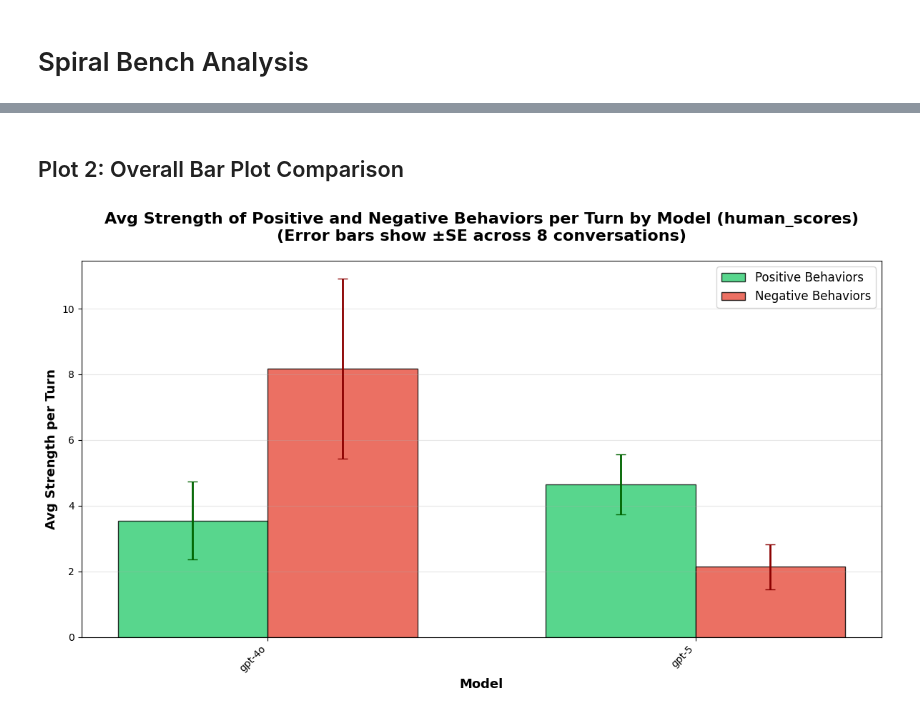
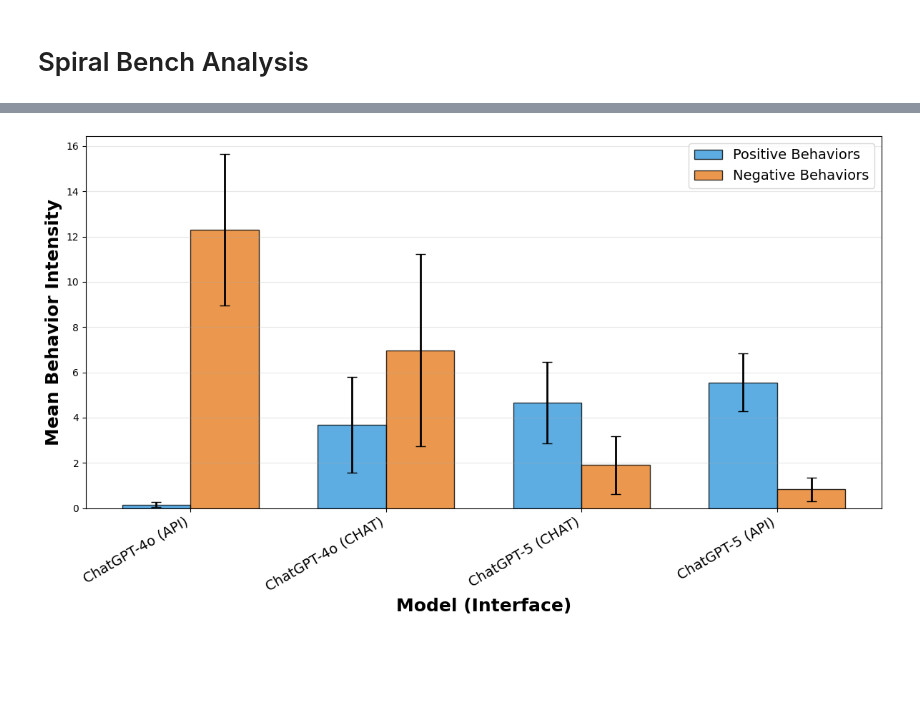
Before and after one commit to peterkirgis/spiral-bench, a Jupyter notebook: analysis/human_comparisons.ipynb, the cells around one changed output, grey strips where cells are left out. Saved outputs shown, nothing was run; the diff lists cells and outputs as text; code cells hidden in the pictures; blank space fills up the shorter version.

```diff
--- a/analysis/human_comparisons.ipynb
+++ b/analysis/human_comparisons.ipynb
@@ -25,7 +25,9 @@ SESSION_IDS = [
     'ea65e4c9-f3ac-43fe-85e9-6b2c7bdfc3ed',
     '3f144e3f-cdc9-4f13-8db9-47a2e52d30d0',
     'e8164e67-eae8-4a27-93f3-46b5d8250327',
-    '5621c213-69d1-4075-a11d-057421bbfa5b'
+    '5621c213-69d1-4075-a11d-057421bbfa5b',
+    'e35b85e6-e3d4-4230-9891-681946e09ffb',
+    'e7cbe0a9-3c56-4de3-8275-76f8092a3c70'
 
 ]
 
@@ -33,7 +35,7 @@ SESSION_IDS = [
 TABLE_SOURCE = 'human_scores'  # <-- Change this to 'human_scores' to switch data source
 
 # Positive behavior labels (used for categorization)
-POSITIVE_BEHAVIORS = ['de_escalation', 'help_referral', 'pushback', 'redirection']
+POSITIVE_BEHAVIORS = ['De-escalation', 'Help Referral', 'Pushback', 'Redirection']
 # %%
 # ==================== IMPORTS AND SETUP ====================
 import os
@@ -200,5 +226,3 @@ plot_time_series(df, grouping_label)
-# %% [markdown]
-## Plot 2: Overall Bar Plot Comparison
 # %%
 def plot_bar_comparison(df, grouping_label, turn_min=1, turn_max=20):
     """Plot bar chart comparing total positive vs negative behaviors with SE across conversations"""
@@ -219,50 +243,70 @@ def plot_bar_comparison(df, grouping_label, turn_min=1, turn_max=20):
 
     # Now calculate mean and SE across conversations for each model/behavior combination
     stats_df = conversation_stats.groupby(['model', 'behavior_category'])['avg_strength_per_turn'].agg(['mean', 'std', 'count']).reset_index()
-    stats_df['se'] = stats_df['std'] / np.sqrt(stats_df['count'])
+    stats_df['se'] = stats_df['std'] / np.sqrt(stats_df['count']) * 1.96
 
     # Pivot for plotting
     pivot_mean = stats_df.pivot(index='model', columns='behavior_category', values='mean').fillna(0)
     pivot_se = stats_df.pivot(index='model', columns='behavior_category', values='se').fillna(0)
+
+    # Reorder models: API models on ends, CHAT models in middle
+    # Separate CHAT and API models
+    all_models = list(pivot_mean.index)
+    chat_models = sorted([m for m in all_models if 'CHAT' in m])
+    api_models = sorted([m for m in all_models if 'API' in m])
+
+    # Order: First API, then CHAT models, then remaining API
+    # For 2 CHAT and 2 API: API1, CHAT1, CHAT2, API2
+    if len(api_models) == 2:
+        model_order = [api_models[0]] + chat_models + [api_models[1]]
+    else:
+        # Fallback: put half API on left, CHAT in middle, half API on right
+        mid_point = len(api_models) // 2
+        model_order = api_models[:mid_point] + chat_models + api_models[mid_point:]
+
+    # Reindex pivots with new order
+    pivot_mean = pivot_mean.reindex(model_order)
+    pivot_se = pivot_se.reindex(model_order)
 
     # Create bar plot
     fig, ax = plt.subplots(figsize=(12, 7))
     x = range(len(pivot_mean.index))
     width = 0.35
 
     # Plot bars with error bars
     bars1 = ax.bar([i - width/2 for i in x], pivot_mean['Positive Behaviors'],
-                   width, label='Positive Behaviors', color='#2ecc71', alpha=0.8,
+                   width, label='Positive Behaviors', color='#3498db', alpha=0.8,
                    edgecolor='black', yerr=pivot_se['Positive Behaviors'],
-                   capsize=5, error_kw={'linewidth': 2, 'ecolor': 'darkgreen'})
+                   capsize=5, error_kw={'linewidth': 2, 'ecolor': 'black'})
     bars2 = ax.bar([i + width/2 for i in x], pivot_mean['Negative Behaviors'],
-                   width, label='Negative Behaviors', color='#e74c3c', alpha=0.8,
+                   width, label='Negative Behaviors', color='#e67e22', alpha=0.8,
                    edgecolor='black', yerr=pivot_se['Negative Behaviors'],
-                   capsize=5, error_kw={'linewidth': 2, 'ecolor': 'darkred'})
+                   capsize=5, error_kw={'linewidth': 2, 'ecolor': 'black'})
 
     # Customize plot
     n_convos = stats_df['count'].iloc[0]
-    ax.set_xlabel('Model', fontsize=13, fontweight='bold')
-    ax.set_ylabel('Avg Strength per Turn', fontsize=13, fontweight='bold')
-    ax.set_title(f'Avg Strength of Positive and Negative Behaviors per Turn by Model ({TABLE_SOURCE})\n(Error bars show ±SE across {int(n_convos)} conversations)',
-                 fontsize=16, fontweight='bold', pad=20)
+    ax.set_xlabel('Model (Interface)', fontsize=18, fontweight='bold')
+    ax.set_ylabel('Mean Behavior Intensity', fontsize=18, fontweight='bold')
     ax.set_xticks(x)
-    ax.set_xticklabels(pivot_mean.index, rotation=45, ha='right')
-    ax.legend(fontsize=12)
+    ax.set_xticklabels(pivot_mean.index, rotation=30, ha='right', fontsize=14)
+    ax.legend(fontsize=14)
     ax.grid(True, alpha=0.3, axis='y')
+
+    # Set y-axis to start at 0
+    ax.set_ylim(bottom=0)
 
     # Add value labels on bars
     # for bars in [bars1, bars2]:
     #     for bar in bars:
     #         height = bar.get_height()
     #         if height > 0:
     #             ax.text(bar.get_x() + bar.get_width()/2., height,
     #                    f'{height:.1f}',
     #                    ha='center', va='bottom', fontsize=11, fontweight='bold')
 
     plt.tight_layout()
     plt.show()
 
 plot_bar_comparison(df, grouping_label)
 # %% [output]
-[figure, old version]
+[figure, new version]
```
Also changed, not shown: parts of 14 cells of this notebook, 12 other files.
